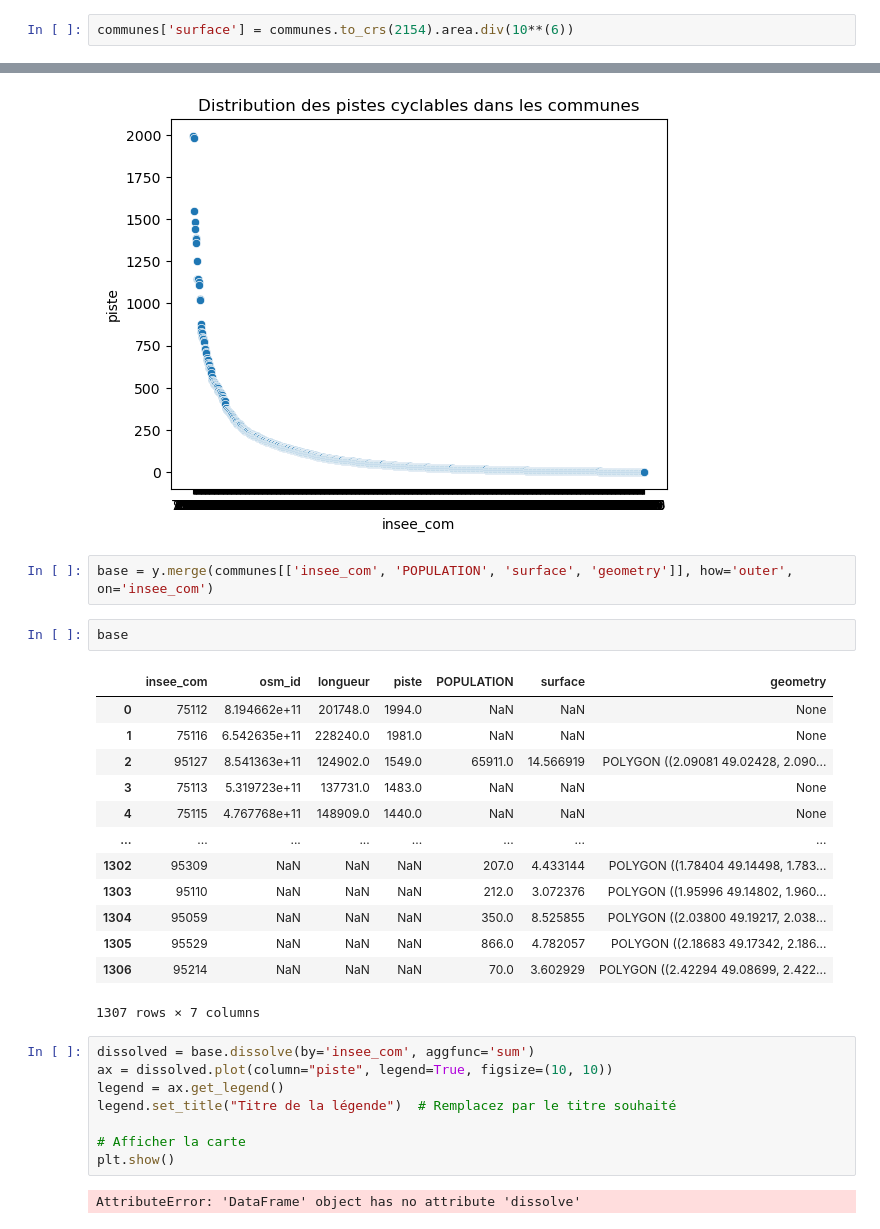
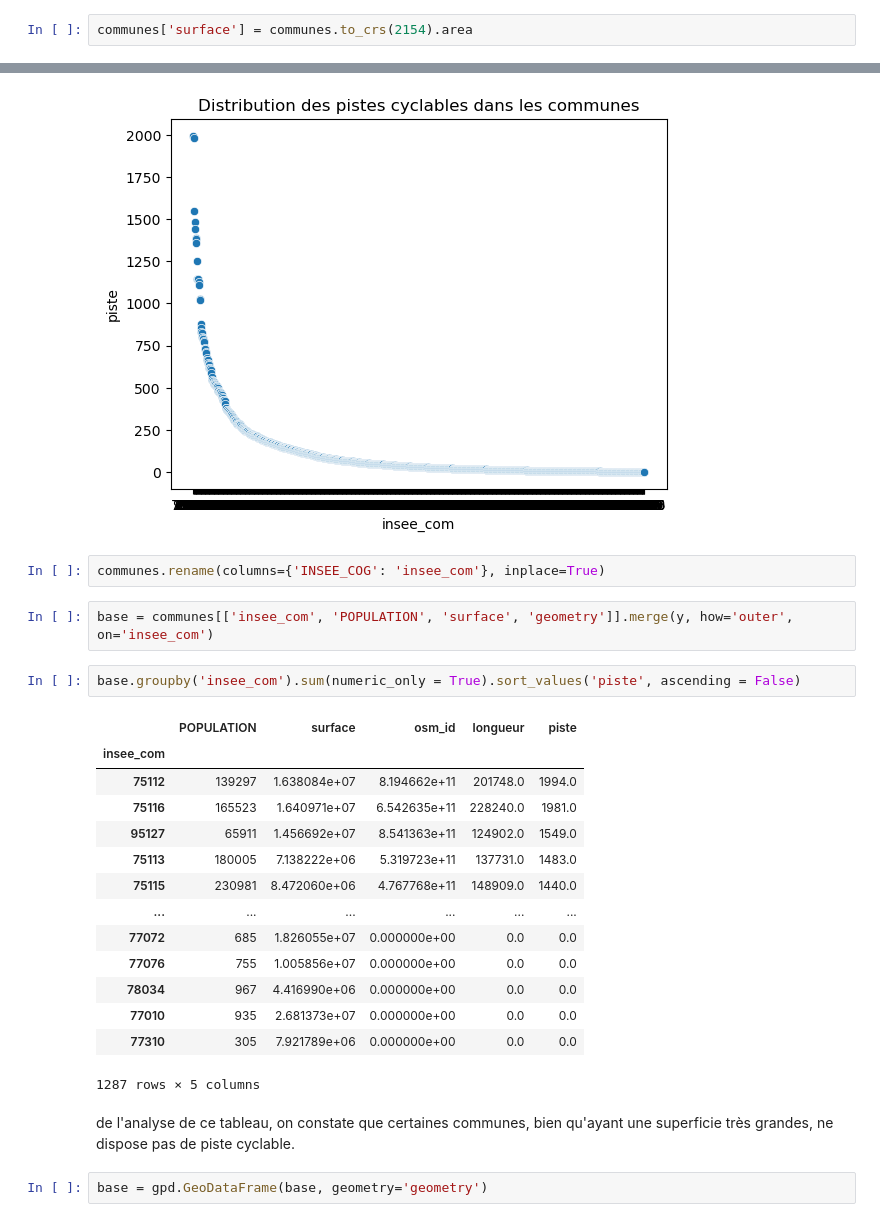
Before and after one commit to christellenguenang/Projet_Catherine_Christelle, a Jupyter notebook: Analyse descriptives.ipynb, the cells around one changed output, grey strips where cells are left out. Cells and saved outputs as stored; diff of their text form.

```diff
--- a/Analyse descriptives.ipynb
+++ b/Analyse descriptives.ipynb
@@ -54,7 +95,7 @@ Sur la figure, on observe que le nombre d'aménagement vélo diminu au fur et à
 # %% [markdown]
 un préalable au calcul des surfaces est le choix du système de projection adéquat. Dans notre cas , il s'agit de convertir les données aux système de projection Lambert 93 qui est le plus appropié.
 # %%
-communes['surface'] = communes.to_crs(2154).area.div(10**(6))
+communes['surface'] = communes.to_crs(2154).area
 # %%
 communes.sort_values('surface', ascending = False)
 # %% [output]
@@ -129,31 +172,28 @@ plt.title('Distribution des pistes cyclables dans les communes')
 # %% [output]
 Text(0.5, 1.0, 'Distribution des pistes cyclables dans les communes')
 [figure]
+# %%
+communes.rename(columns={'INSEE_COG': 'insee_com'}, inplace=True)
 # %%
-base = y.merge(communes[['insee_com', 'POPULATION', 'surface', 'geometry']], how='outer', on='insee_com')
+base = communes[['insee_com', 'POPULATION', 'surface', 'geometry']].merge(y, how='outer', on='insee_com')
 # %%
-base
+base.groupby('insee_com').sum(numeric_only = True).sort_values('piste', ascending = False)
 # %% [output]
-|  | insee_com | osm_id | longueur | piste | POPULATION | surface | geometry |
-| 0 | 75112 | 8.194662e+11 | 201748.0 | 1994.0 | NaN | NaN | None |
-| 1 | 75116 | 6.542635e+11 | 228240.0 | 1981.0 | NaN | NaN | None |
-| 2 | 95127 | 8.541363e+11 | 124902.0 | 1549.0 | 65911.0 | 14.566919 | POLYGON ((2.09081 49.02428, 2.090... |
-| 3 | 75113 | 5.319723e+11 | 137731.0 | 1483.0 | NaN | NaN | None |
-| 4 | 75115 | 4.767768e+11 | 148909.0 | 1440.0 | NaN | NaN | None |
-| ... | ... | ... | ... | ... | ... | ... | ... |
-| 1302 | 95309 | NaN | NaN | NaN | 207.0 | 4.433144 | POLYGON ((1.78404 49.14498, 1.783... |
-| 1303 | 95110 | NaN | NaN | NaN | 212.0 | 3.072376 | POLYGON ((1.95996 49.14802, 1.960... |
-| 1304 | 95059 | NaN | NaN | NaN | 350.0 | 8.525855 | POLYGON ((2.03800 49.19217, 2.038... |
-| 1305 | 95529 | NaN | NaN | NaN | 866.0 | 4.782057 | POLYGON ((2.18683 49.17342, 2.186... |
-| 1306 | 95214 | NaN | NaN | NaN | 70.0 | 3.602929 | POLYGON ((2.42294 49.08699, 2.422... |
+|  | POPULATION | surface | osm_id | longueur | piste |
+| insee_com |  |  |  |  |  |
+| 75112 | 139297 | 1.638084e+07 | 8.194662e+11 | 201748.0 | 1994.0 |
+| 75116 | 165523 | 1.640971e+07 | 6.542635e+11 | 228240.0 | 1981.0 |
+| 95127 | 65911 | 1.456692e+07 | 8.541363e+11 | 124902.0 | 1549.0 |
+| 75113 | 180005 | 7.138222e+06 | 5.319723e+11 | 137731.0 | 1483.0 |
+| 75115 | 230981 | 8.472060e+06 | 4.767768e+11 | 148909.0 | 1440.0 |
+| ... | ... | ... | ... | ... | ... |
+| 77072 | 685 | 1.826055e+07 | 0.000000e+00 | 0.0 | 0.0 |
+| 77076 | 755 | 1.005856e+07 | 0.000000e+00 | 0.0 | 0.0 |
+| 78034 | 967 | 4.416990e+06 | 0.000000e+00 | 0.0 | 0.0 |
+| 77010 | 935 | 2.681373e+07 | 0.000000e+00 | 0.0 | 0.0 |
+| 77310 | 305 | 7.921789e+06 | 0.000000e+00 | 0.0 | 0.0 |
-1307 rows × 7 columns
+1287 rows × 5 columns
+# %% [markdown]
+de l'analyse de ce tableau, on constate que certaines communes, bien qu'ayant une superficie très grandes, ne dispose pas de piste cyclable.
 # %%
-dissolved = base.dissolve(by='insee_com', aggfunc='sum')
-ax = dissolved.plot(column="piste", legend=True, figsize=(10, 10))
-legend = ax.get_legend()
-legend.set_title("Titre de la légende")  # Remplacez par le titre souhaité
-
-# Afficher la carte
-plt.show()
+base = gpd.GeoDataFrame(base, geometry='geometry')
-# %% [output]
-AttributeError: 'DataFrame' object has no attribute 'dissolve'
```
Also changed, not shown: parts of 18 cells of this notebook.
